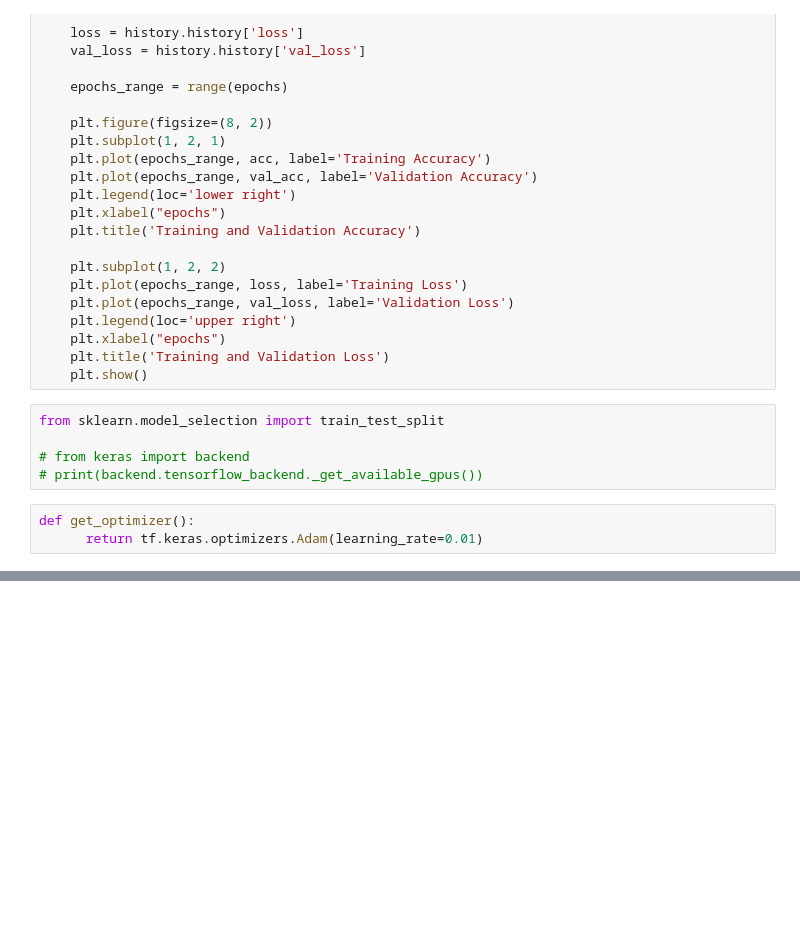
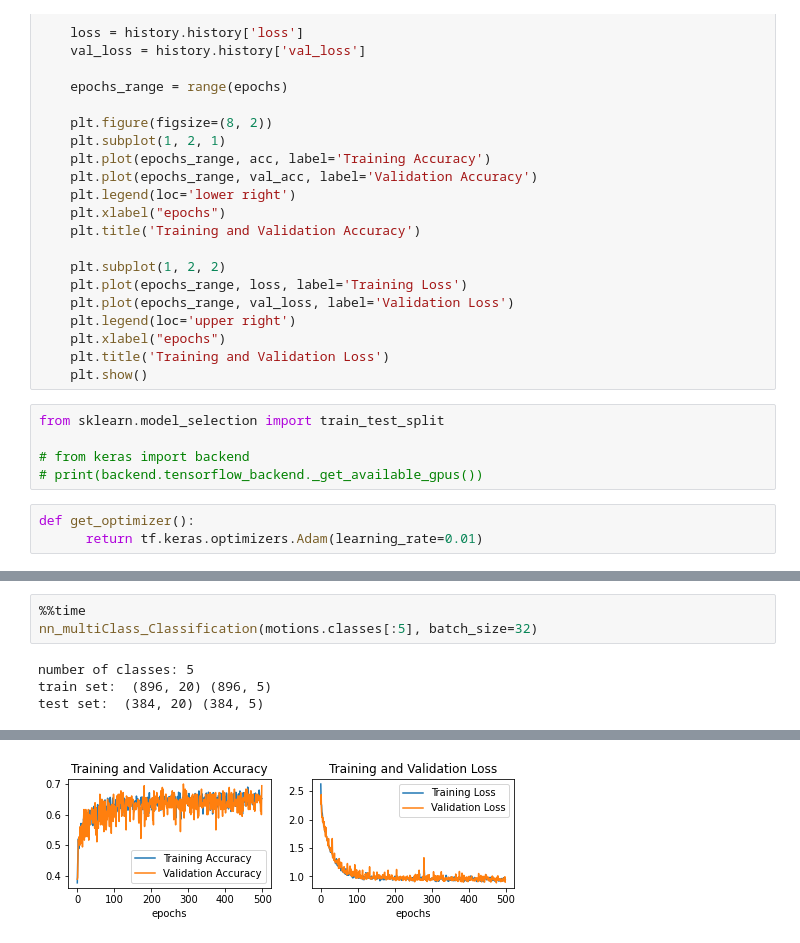
Before and after one commit to gimoonnam/Challenges, a Jupyter notebook: MotionSignalProcessing/PostAnalysis_momentComputing.ipynb, the cells around one changed output, grey strips where cells are left out. Drawn from its saved outputs; the diff is of its cells as text; blank space fills up the shorter version.

```diff
--- a/MotionSignalProcessing/PostAnalysis_momentComputing.ipynb
+++ b/MotionSignalProcessing/PostAnalysis_momentComputing.ipynb
@@ -594,0 +653,7 @@ nn_binaryClassification('slow/LR/right', 'slow/LR/left')
+# %%
+%%time
+nn_multiClass_Classification(motions.classes[:5], batch_size=32)
+# %% [output]
+number of classes: 5
+train set:  (896, 20) (896, 5)
+test set:  (384, 20) (384, 5)
@@ -594,0 +664 @@ nn_binaryClassification('slow/LR/right', 'slow/LR/left')
+[figure, added]
```
Also changed, not shown: parts of 31 cells of this notebook.
